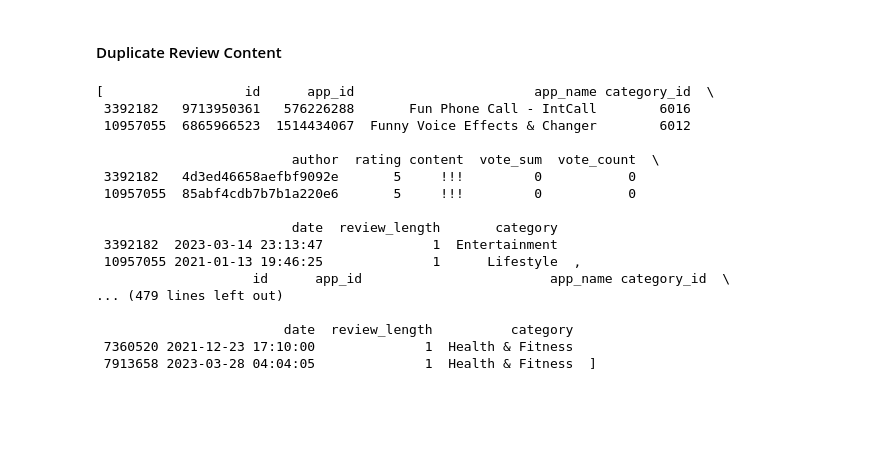
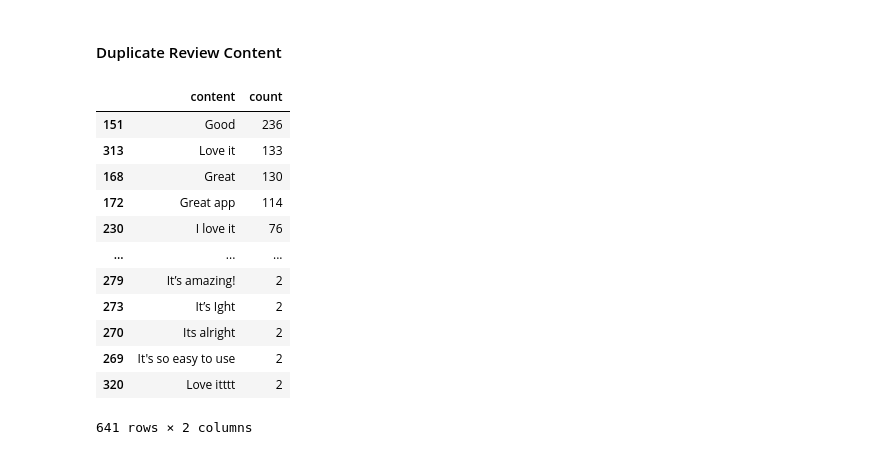
Before and after one commit to variancexplained/genai-lab-slm, a Jupyter notebook: notebooks/content/01_data/01_dqa.ipynb, the cells around one changed output. Saved outputs shown, nothing was run; the diff lists cells and outputs as text; code cells hidden in the pictures; blank space fills up the shorter version.

```diff
--- a/notebooks/content/01_data/01_dqa.ipynb
+++ b/notebooks/content/01_data/01_dqa.ipynb
@@ -139,23 +308,19 @@ The following sections will present the anomalous observations for review prior
 # %% [markdown]
 #### Duplicate Review Content
 # %%
-summary, data = dqa.get_duplicate_review_content(n=20, random_state=10)
+summary, data = dqa.get_duplicate_review_content()
 summary
 # %% [output]
+|  | content | count |
+| 151 | Good | 236 |
+| 313 | Love it | 133 |
+| 168 | Great | 130 |
+| 172 | Great app | 114 |
+| 230 | I love it | 76 |
+| ... | ... | ... |
+| 279 | It’s amazing! | 2 |
+| 273 | It’s Ight | 2 |
+| 270 | Its alright | 2 |
+| 269 | It's so easy to use | 2 |
+| 320 | Love itttt | 2 |
-[                  id      app_id                       app_name category_id  \
- 3392182   9713950361   576226288       Fun Phone Call - IntCall        6016
- 10957055  6865966523  1514434067  Funny Voice Effects & Changer        6012
-
-                         author  rating content  vote_sum  vote_count  \
- 3392182   4d3ed46658aefbf9092e       5     !!!         0           0
- 10957055  85abf4cdb7b7b1a220e6       5     !!!         0           0
-
-                         date  review_length       category
- 3392182  2023-03-14 23:13:47              1  Entertainment
- 10957055 2021-01-13 19:46:25              1      Lifestyle  ,
-                    id      app_id                        app_name category_id  \
-... (479 lines left out)
-
-                        date  review_length          category
- 7360520 2021-12-23 17:10:00              1  Health & Fitness
- 7913658 2023-03-28 04:04:05              1  Health & Fitness  ]
+641 rows × 2 columns
```
Also changed, not shown: parts of 7 cells of this notebook, 1 other file.
